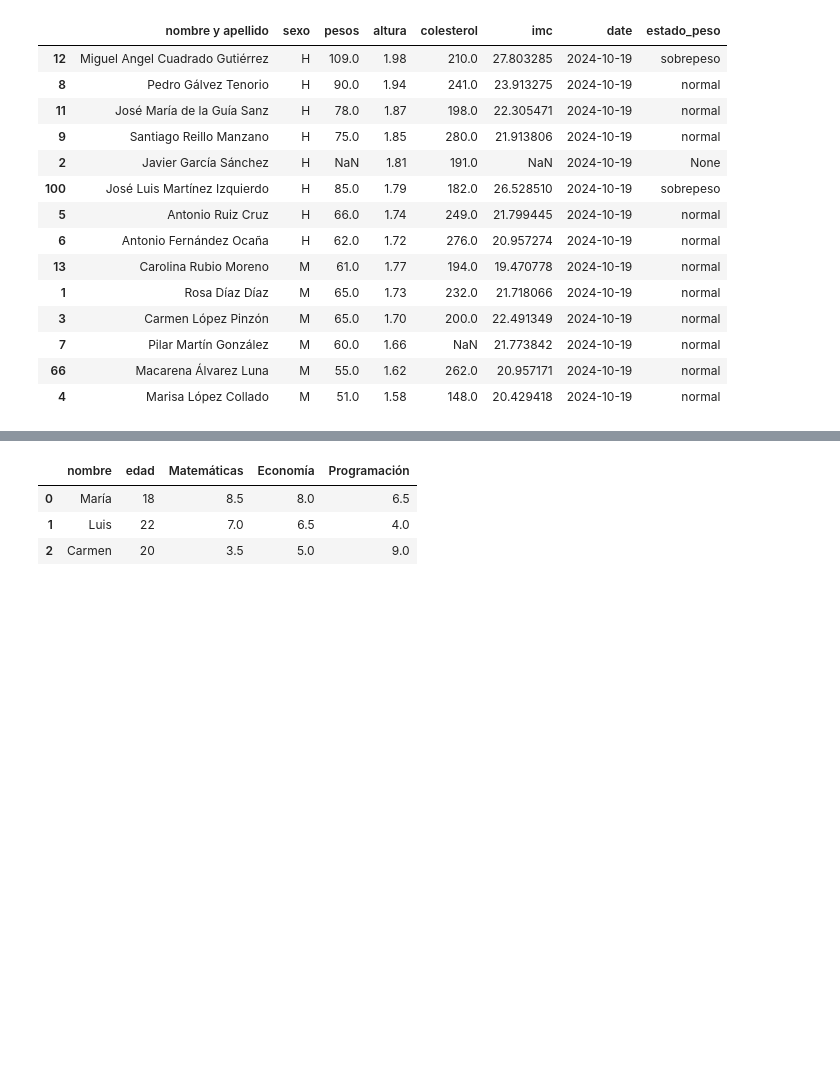
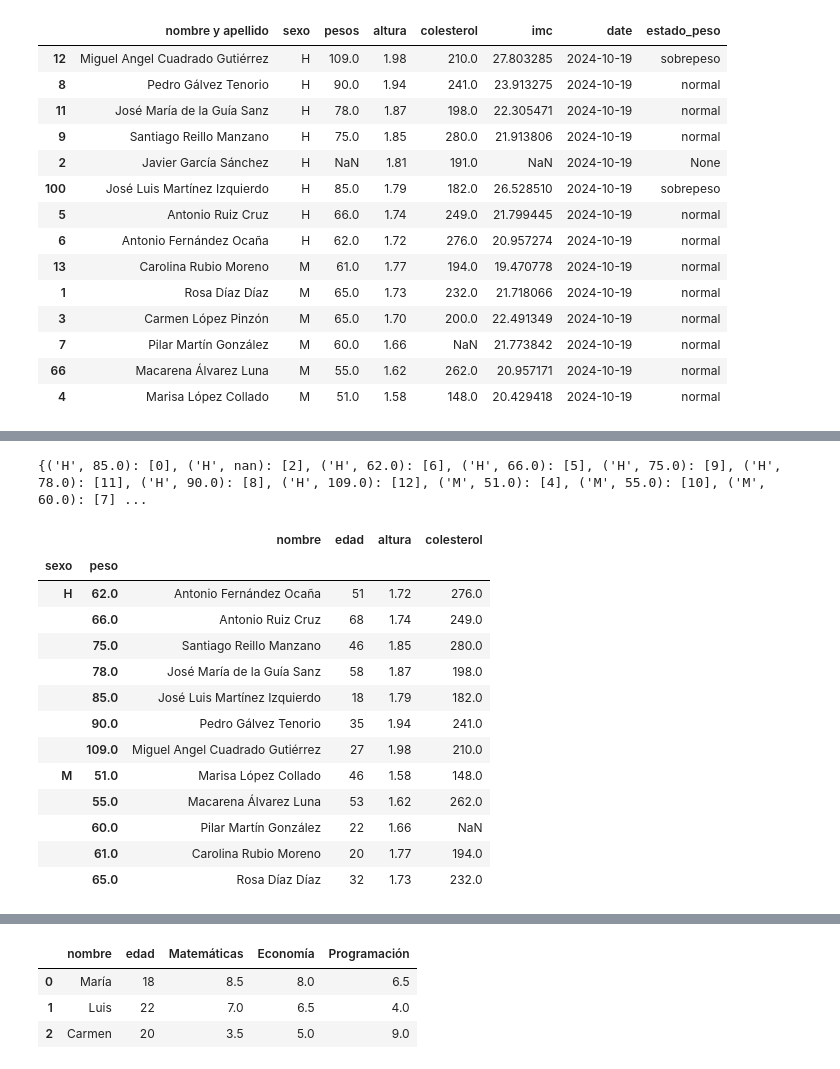
Before and after one commit to mtataytraining2/2_DataScience_Basics, a Jupyter notebook: Pandas/Pandas_dataframe_clase.ipynb, the cells around one changed output, grey strips where cells are left out. Cells and saved outputs as stored; diff of their text form; code cells hidden in the pictures; blank space fills up the shorter version.

```diff
--- a/Pandas/Pandas_dataframe_clase.ipynb
+++ b/Pandas/Pandas_dataframe_clase.ipynb
@@ -1258,0 +1303,21 @@ dfcol.sort_values(['sexo','altura'],ascending=[True,False])
+# %%
+dfcol.groupby(['sexo','peso']).groups #ojo el groupby no me genera un dataframe
+# %% [output]
+{('H', 85.0): [0], ('H', nan): [2], ('H', 62.0): [6], ('H', 66.0): [5], ('H', 75.0): [9], ('H', 78.0): [11], ('H', 90.0): [8], ('H', 109.0): [12], ('M', 51.0): [4], ('M', 55.0): [10], ('M', 60.0): [7] ...
+# %%
+dfcol.groupby(['sexo','peso']).first() # se genera multiíndice con + de 2 columnas
+# %% [output]
+|  |  | nombre | edad | altura | colesterol |
+| sexo | peso |  |  |  |  |
+| H | 62.0 | Antonio Fernández Ocaña | 51 | 1.72 | 276.0 |
+|  | 66.0 | Antonio Ruiz Cruz | 68 | 1.74 | 249.0 |
+|  | 75.0 | Santiago Reillo Manzano | 46 | 1.85 | 280.0 |
+|  | 78.0 | José María de la Guía Sanz | 58 | 1.87 | 198.0 |
+|  | 85.0 | José Luis Martínez Izquierdo | 18 | 1.79 | 182.0 |
+|  | 90.0 | Pedro Gálvez Tenorio | 35 | 1.94 | 241.0 |
+|  | 109.0 | Miguel Angel Cuadrado Gutiérrez | 27 | 1.98 | 210.0 |
+| M | 51.0 | Marisa López Collado | 46 | 1.58 | 148.0 |
+|  | 55.0 | Macarena Álvarez Luna | 53 | 1.62 | 262.0 |
+|  | 60.0 | Pilar Martín González | 22 | 1.66 | NaN |
+|  | 61.0 | Carolina Rubio Moreno | 20 | 1.77 | 194.0 |
+|  | 65.0 | Rosa Díaz Díaz | 32 | 1.73 | 232.0 |
```
Also changed, not shown: parts of 15 cells of this notebook.
